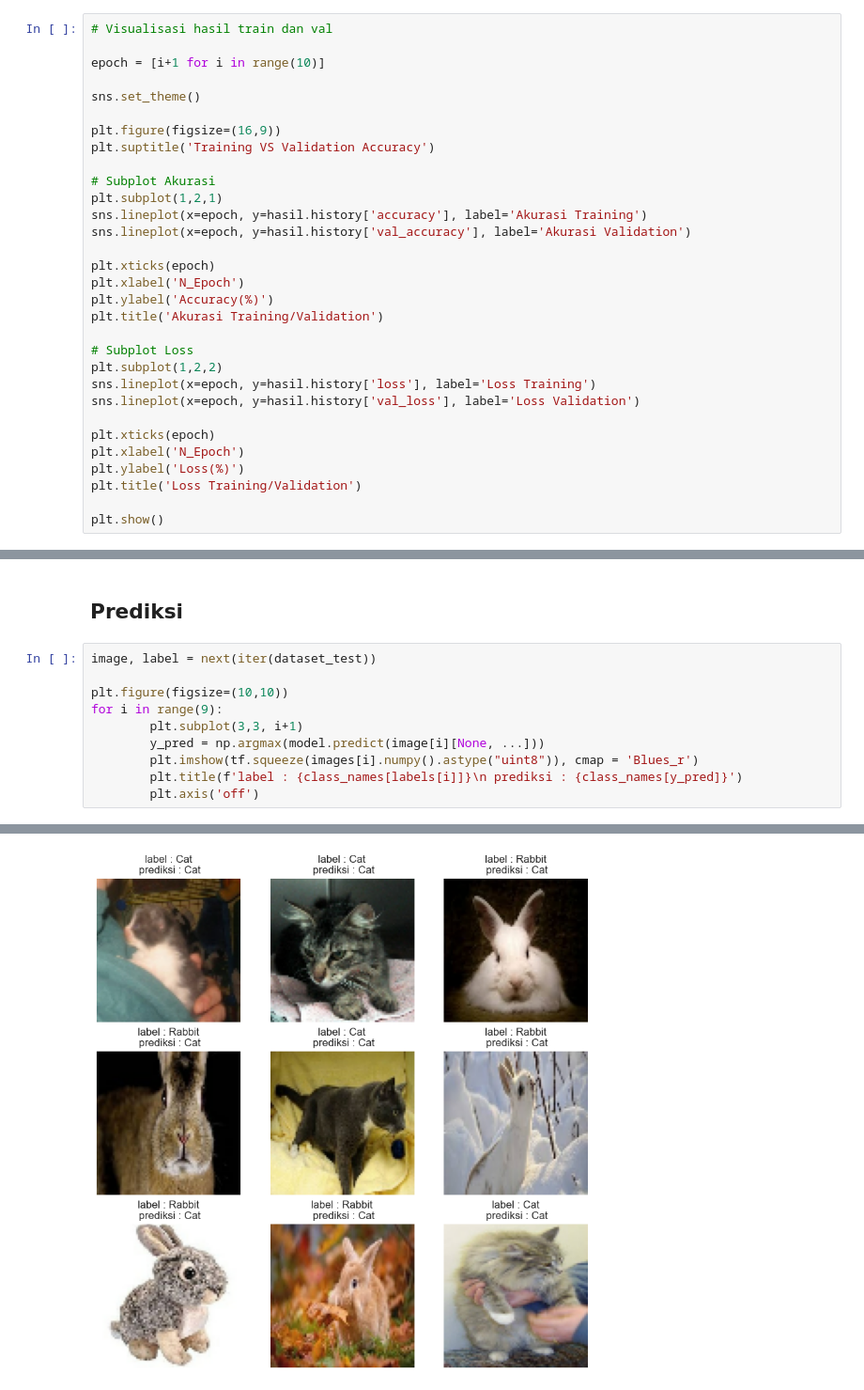
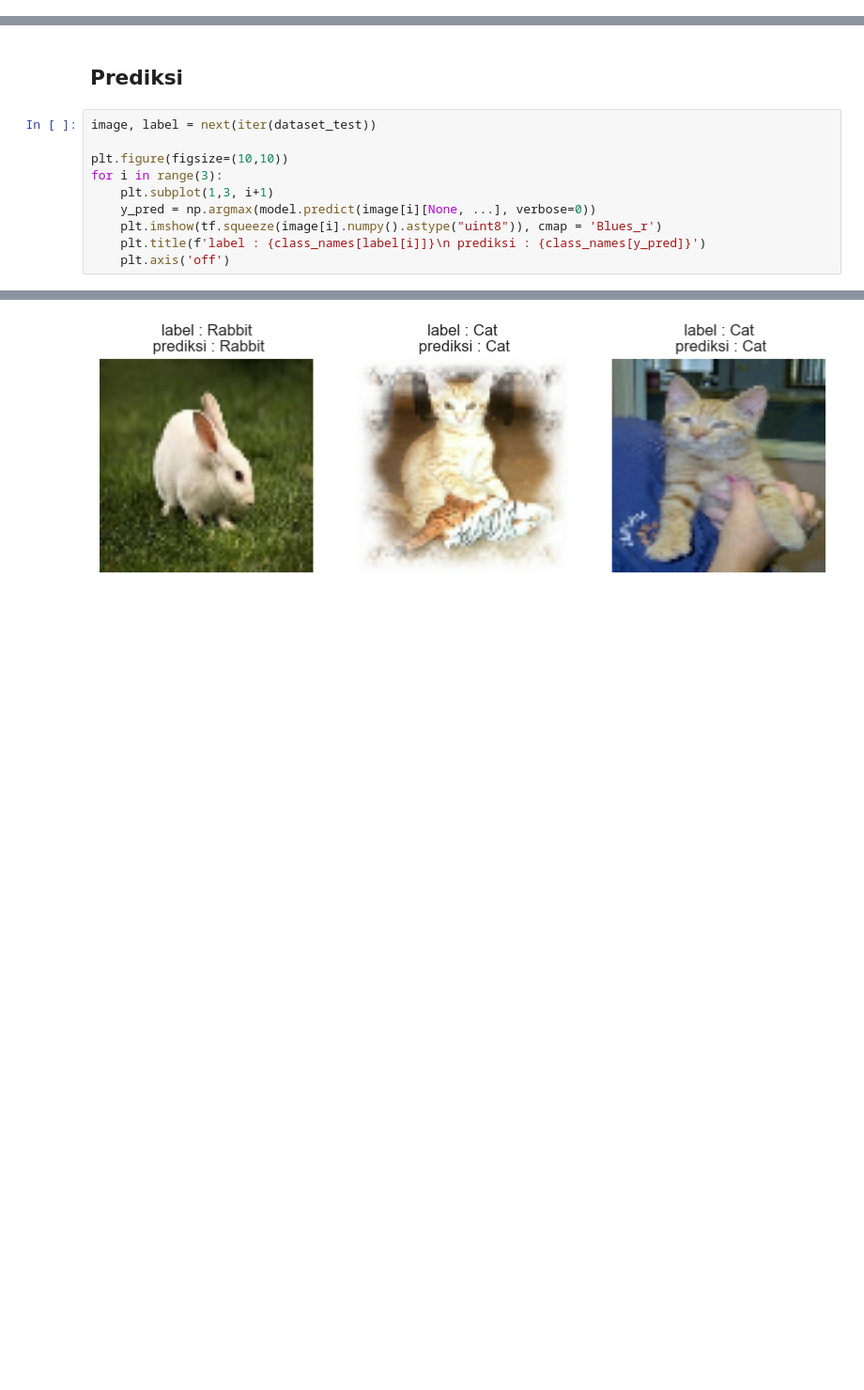
Before and after one commit to fian3021/PA-KB, a Jupyter notebook: A1K8.ipynb, the cells around one changed output, grey strips where cells are left out. Shown at 94% size. Drawn from its saved outputs; the diff is of its cells as text; blank space fills up the shorter version.

Commit message:
model

```diff
--- a/A1K8.ipynb
+++ b/A1K8.ipynb
@@ -335,31 +310,0 @@ model.evaluate(dataset_train, verbose=1)
-# %%
-# Visualisasi hasil train dan val
-
-epoch = [i+1 for i in range(10)]
-
-sns.set_theme()
-
-plt.figure(figsize=(16,9))
-plt.suptitle('Training VS Validation Accuracy')
-
-# Subplot Akurasi
-plt.subplot(1,2,1)
-sns.lineplot(x=epoch, y=hasil.history['accuracy'], label='Akurasi Training')
-sns.lineplot(x=epoch, y=hasil.history['val_accuracy'], label='Akurasi Validation')
-
-plt.xticks(epoch)
-plt.xlabel('N_Epoch')
-plt.ylabel('Accuracy(%)')
-plt.title('Akurasi Training/Validation')
-
-# Subplot Loss
-plt.subplot(1,2,2)
-sns.lineplot(x=epoch, y=hasil.history['loss'], label='Loss Training')
-sns.lineplot(x=epoch, y=hasil.history['val_loss'], label='Loss Validation')
-
-plt.xticks(epoch)
-plt.xlabel('N_Epoch')
-plt.ylabel('Loss(%)')
-plt.title('Loss Training/Validation')
-
-plt.show()
@@ -372,10 +338,10 @@ ValueError: All arrays must be of the same length
 image, label = next(iter(dataset_test))
 
 plt.figure(figsize=(10,10))
-for i in range(9):
-        plt.subplot(3,3, i+1)
-        y_pred = np.argmax(model.predict(image[i][None, ...]))
-        plt.imshow(tf.squeeze(images[i].numpy().astype("uint8")), cmap = 'Blues_r')
-        plt.title(f'label : {class_names[labels[i]]}\n prediksi : {class_names[y_pred]}')
-        plt.axis('off')
+for i in range(3):
+    plt.subplot(1,3, i+1)
+    y_pred = np.argmax(model.predict(image[i][None, ...], verbose=0))
+    plt.imshow(tf.squeeze(image[i].numpy().astype("uint8")), cmap = 'Blues_r')
+    plt.title(f'label : {class_names[label[i]]}\n prediksi : {class_names[y_pred]}')
+    plt.axis('off')
 # %% [output]
@@ -391 +348 @@ for i in range(9):
-[figure, old version]
+[figure, new version]
```
Also changed, not shown: parts of 52 cells of this notebook, 50 other files.
